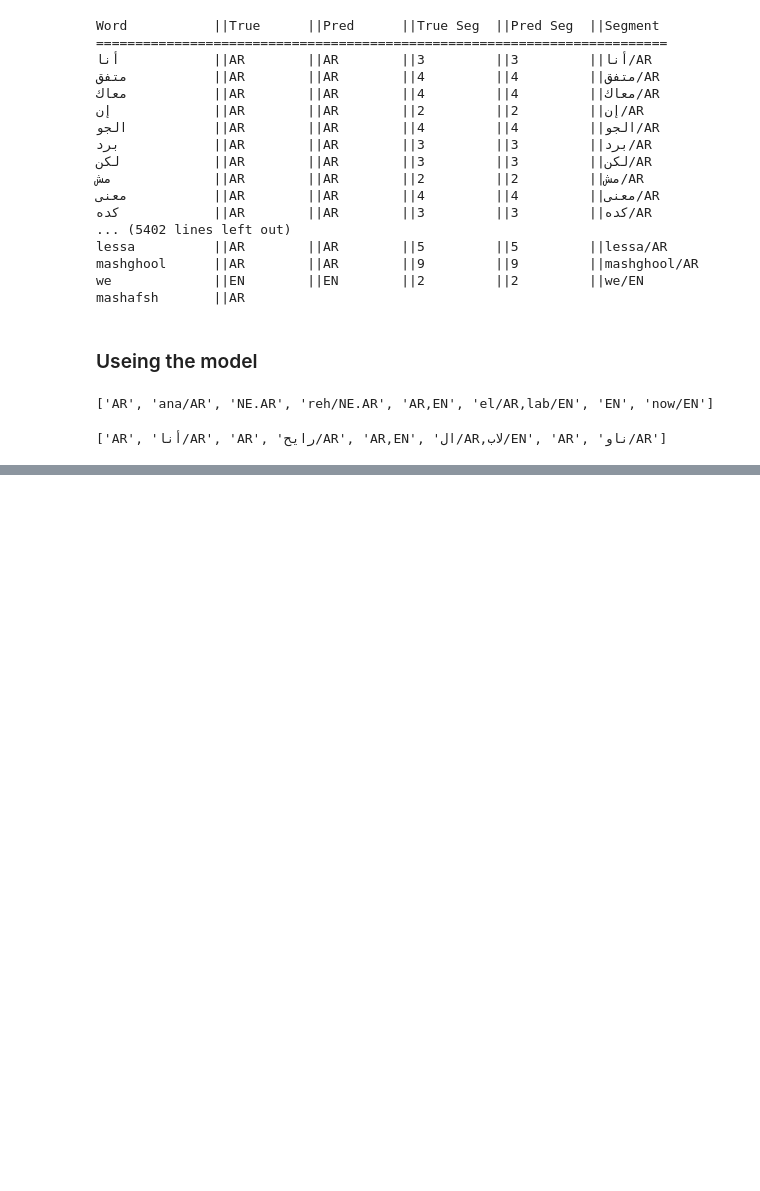
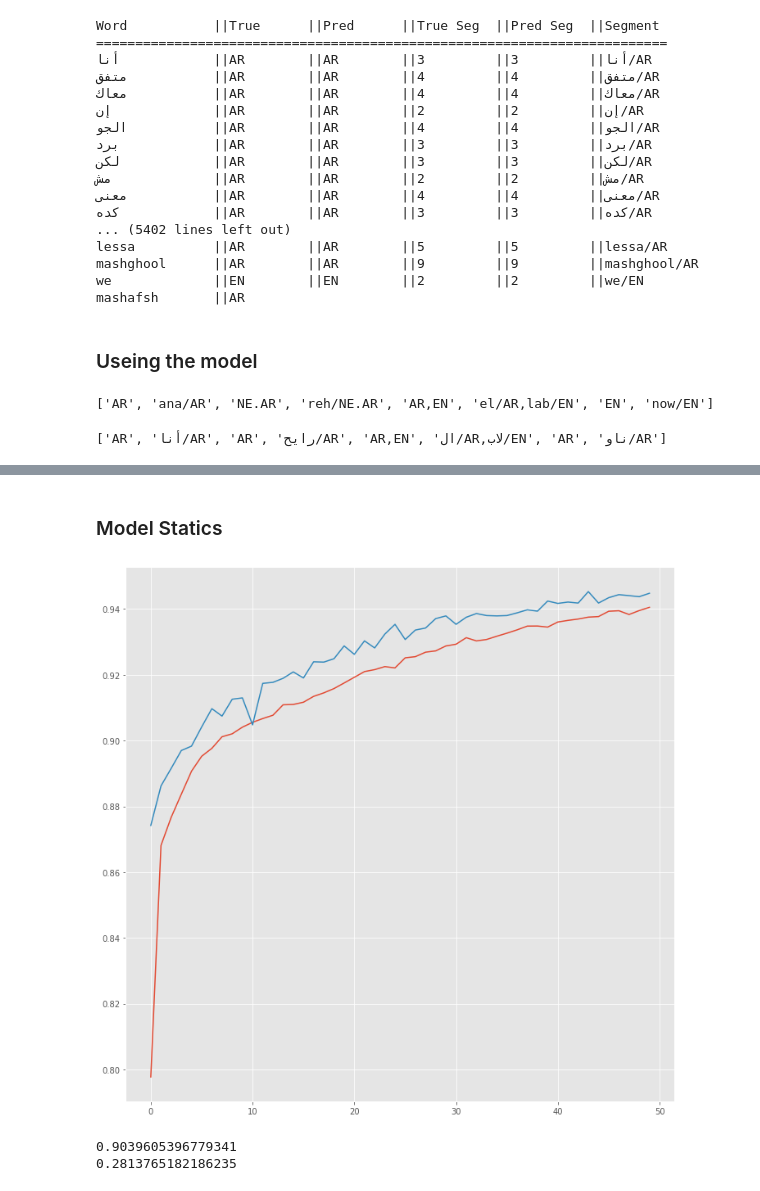
Before and after one commit to islammesabah/Subword-Level-Language-Identification-for-Arabic-English-Intra-Word-Code-Switching, a Jupyter notebook: Models/Character BiLSTM model/Character Bidirectional LSTM Model.ipynb, the cells around one changed output, grey strips where cells are left out. Cells and saved outputs as stored; diff of their text form; code cells hidden in the pictures; blank space fills up the shorter version.

```diff
--- a/Models/Character BiLSTM model/Character Bidirectional LSTM Model.ipynb
+++ b/Models/Character BiLSTM model/Character Bidirectional LSTM Model.ipynb
@@ -1220,0 +1250,10 @@ predicts(["أنا","رايح","اللاب","ناو"],3)
+# %%
+# extract the (token,segment,tag,SegmentLen) from the data
+agg_func = lambda s: [(w, p, t, l) for w, p, t, l in zip(s["Token"].values.tolist(),s["Segment"].values.tolist(),s["Tag-Mixed"].values.tolist(),s["SegmentLen"].values.tolist())]
+
+# grouped the data with its sentence to separate the sentence by a newline
+grouped = CGdata.groupby("Sentence#").apply(agg_func)
+sentences = [s for s in grouped]
+
+# split the sentences into train and test sets by 800:229 ratio
+train, test = train_test_split(sentences, test_size=0.222546161, random_state=2018)
@@ -1220,0 +1325,16 @@ predicts(["أنا","رايح","اللاب","ناو"],3)
+# %%
+# input and embedding for character
+token_in = Input(shape=(18,))
+emb_token = Embedding(input_dim=n_chars + 2, output_dim=20,
+                     input_length=18, mask_zero=True)(token_in)
+
+# main LSTM
+main_lstm = Bidirectional(LSTM(units=50, return_sequences=True,
+                               recurrent_dropout=0.6))(emb_token)
+
+out = TimeDistributed(Dense(n_tags + 2, activation="softmax"))(main_lstm)
+
+model = Model([token_in], out)
+# %%
+# add the hyperparameters of the model
+model.compile(optimizer="adam", loss="sparse_categorical_crossentropy", metrics=["acc"])
@@ -1220,0 +1360,5 @@ predicts(["أنا","رايح","اللاب","ناو"],3)
+# %%
+# Train the model
+history = model.fit(np.array(X_word_tr).reshape(len(X_word_tr), 18),
+                    np.array(y_tr).reshape(len(y_tr), 18, 1),
+                    batch_size=32, epochs=50, validation_split=0.1, verbose=1)
@@ -1220,0 +1383,12 @@ predicts(["أنا","رايح","اللاب","ناو"],3)
+# %% [markdown]
+### Model Statics
+# %%
+# Plot the acc and val_acc through the training process
+hist = pd.DataFrame(history.history)
+plt.style.use("ggplot")
+plt.figure(figsize=(12,12))
+plt.plot(hist["acc"])
+plt.plot(hist["val_acc"])
+plt.show()
+# %% [output]
+[figure, added]
@@ -1220,0 +1401,7 @@ predicts(["أنا","رايح","اللاب","ناو"],3)
+# %%
+# Measure accuracy
+print(accuracy_score(yacttagall,ypredtagall))
+print(accuracy_score(actstagMix,predstagMix))
+# %% [output]
+0.9039605396779341
+0.2813765182186235
```
Also changed, not shown: parts of 17 cells of this notebook, 26 other files.
